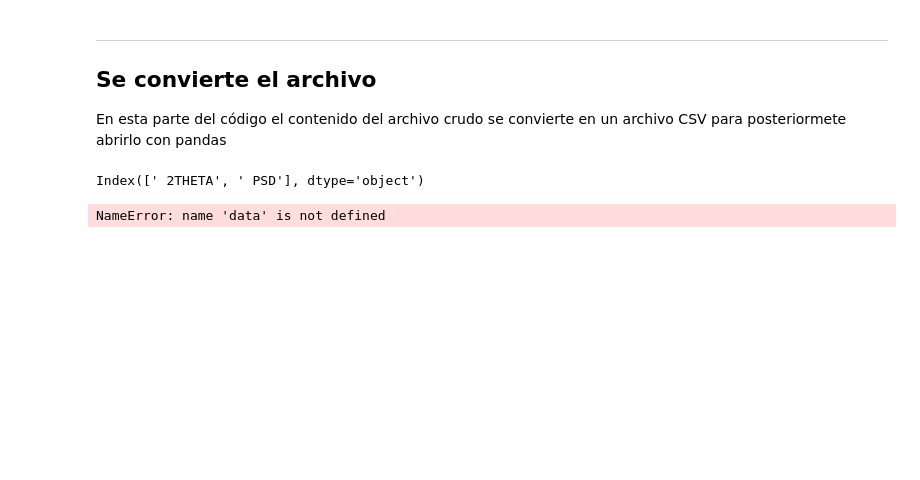
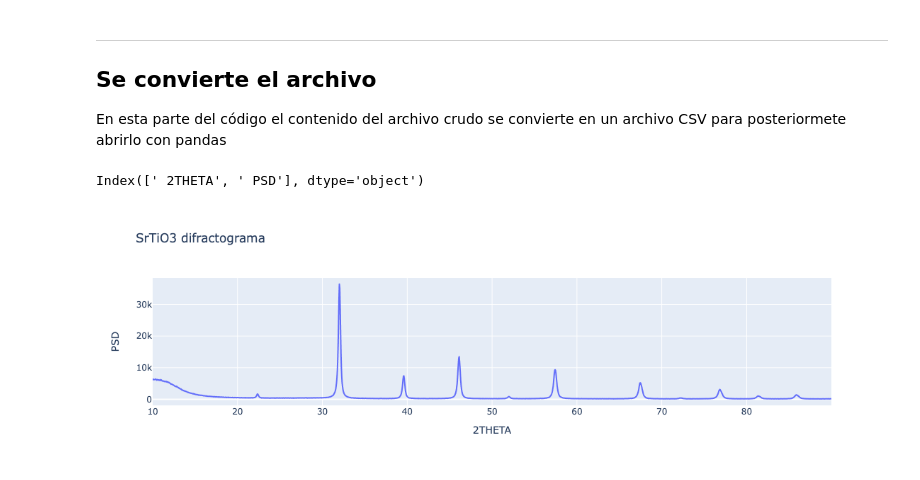
Before and after one commit to joscor34/XRD_interpreter, a Jupyter notebook: XRD_file_interpreter.ipynb, the cells around one changed output. Saved outputs shown, nothing was run; the diff lists cells and outputs as text; code cells hidden in the pictures; blank space fills up the shorter version.

```diff
--- a/XRD_file_interpreter.ipynb
+++ b/XRD_file_interpreter.ipynb
@@ -39,18 +40,12 @@ output_file.close()
 # %%
 df = pd.read_csv('data.csv')
 
 print(df.columns)
 
-# Create an interactive plot with Plotly
-fig = px.bar(df, x=' 2THETA', y=' PSD', labels={'Name': '2theta', 'Value': 'values'}, title='Interactive Plot')
-fig.update_layout(xaxis=dict(type='category'))  # Set x-axis type to category for categorical data
+# Creamos una gráfica interactiva
+fig = px.line(df, x=' 2THETA', y=' PSD', labels={'Name': '2theta', 'Value': 'values'}, title='SrTiO3 difractograma')
+fig.update_traces(marker=dict(color='red')) # Set x-axis type to category for categorical data
 fig.show()
-
-#df.plot(x=' 2THETA', y=' PSD', kind='line')  # Change 'bar' to 'line' or other plot type if needed
-#plt.xlabel('2Theta')  # Label for the x-axis
-#plt.ylabel('PSD')  # Label for the y-axis
-#plt.title('XRD of SrTiO3')  # Title for the plot
-#plt.show()
 # %% [output]
 Index([' 2THETA', ' PSD'], dtype='object')
-NameError: name 'data' is not defined
+[figure, added]
```
Also changed, not shown: parts of 1 cell of this notebook.
